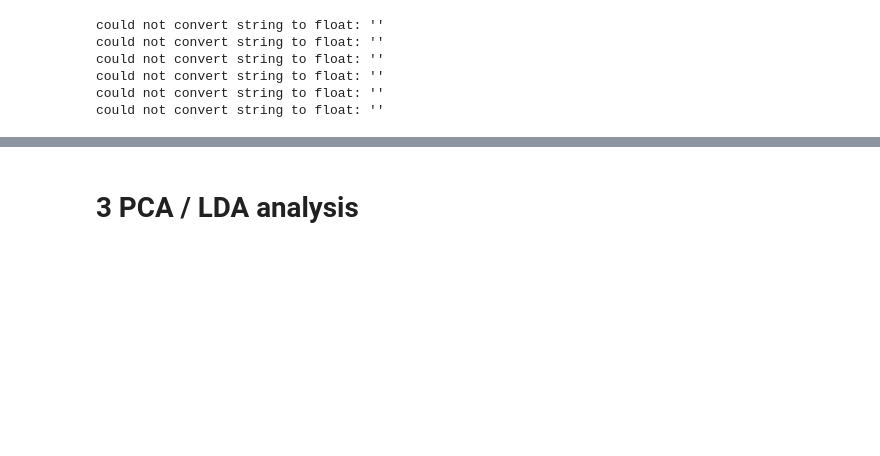
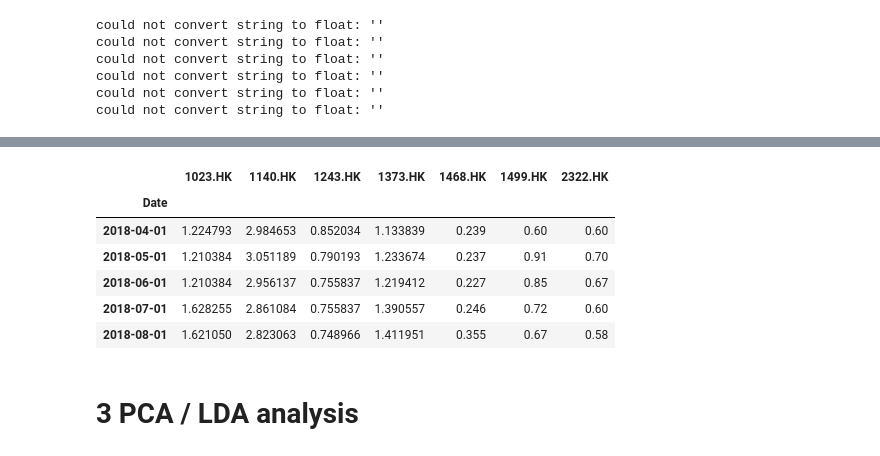
Before and after one commit to jjiaoyuwang/WQU-capstone, a Jupyter notebook: financial-ratios.ipynb, the cells around one changed output, grey strips where cells are left out. Saved outputs shown, nothing was run; the diff lists cells and outputs as text; code cells hidden in the pictures; blank space fills up the shorter version.

```diff
--- a/financial-ratios.ipynb
+++ b/financial-ratios.ipynb
@@ -176,10 +151,11 @@ for elem in dataframes:
 # %% [markdown]
 ## 2.2 Download historical prices
 # %%
-ticker_string = ''
-
-for elem in test_merge.Ticker:
-    ticker_string = ticker_string + f'{elem:04}'+'.HK '
-
-ticker_string = ticker_string[:-1] # drop the last white space character
+# See comments in next cell
+# ticker_string = ''
+#
+# for elem in test_merge.Ticker:
+#     ticker_string = ticker_string + f'{elem:04}'+'.HK '
+#
+# ticker_string = ticker_string[:-1] # drop the last white space character
 # %%
@@ -208,0 +170,4 @@ test_assets = yf.download(tickers = ticker_string,  # list of tickers
+# %%
+#test_assets.to_pickle('data/price_data_complete.pickle')
+test_assets = pd.read_pickle('data/price_data_complete.pickle')
+#test_assets = test_assets.set_index('Date')
@@ -258,7 +224,15 @@ for elem in combined_tickers:
 ML_final = ML_data[ML_data['Ticker'].isin(combined_ticker_int)]
 # %%
 # gives 61 assets but I haven't dropped NaNs in the financial ratios dataset. Final filtered dataset is expected to contain fewer assets. Edit: 7.
-asset_prices[combined_tickers];
+asset_prices[combined_tickers].head()
+# %% [output]
+|  | 1023.HK | 1140.HK | 1243.HK | 1373.HK | 1468.HK | 1499.HK | 2322.HK |
+| Date |  |  |  |  |  |  |  |
+| 2018-04-01 | 1.224793 | 2.984653 | 0.852034 | 1.133839 | 0.239 | 0.60 | 0.60 |
+| 2018-05-01 | 1.210384 | 3.051189 | 0.790193 | 1.233674 | 0.237 | 0.91 | 0.70 |
+| 2018-06-01 | 1.210384 | 2.956137 | 0.755837 | 1.219412 | 0.227 | 0.85 | 0.67 |
+| 2018-07-01 | 1.628255 | 2.861084 | 0.755837 | 1.390557 | 0.246 | 0.72 | 0.60 |
+| 2018-08-01 | 1.621050 | 2.823063 | 0.748966 | 1.411951 | 0.355 | 0.67 | 0.58 |
 # %% [markdown]
 # 3 PCA / LDA analysis
 # %% [markdown]
```
Also changed, not shown: parts of 9 cells of this notebook.
